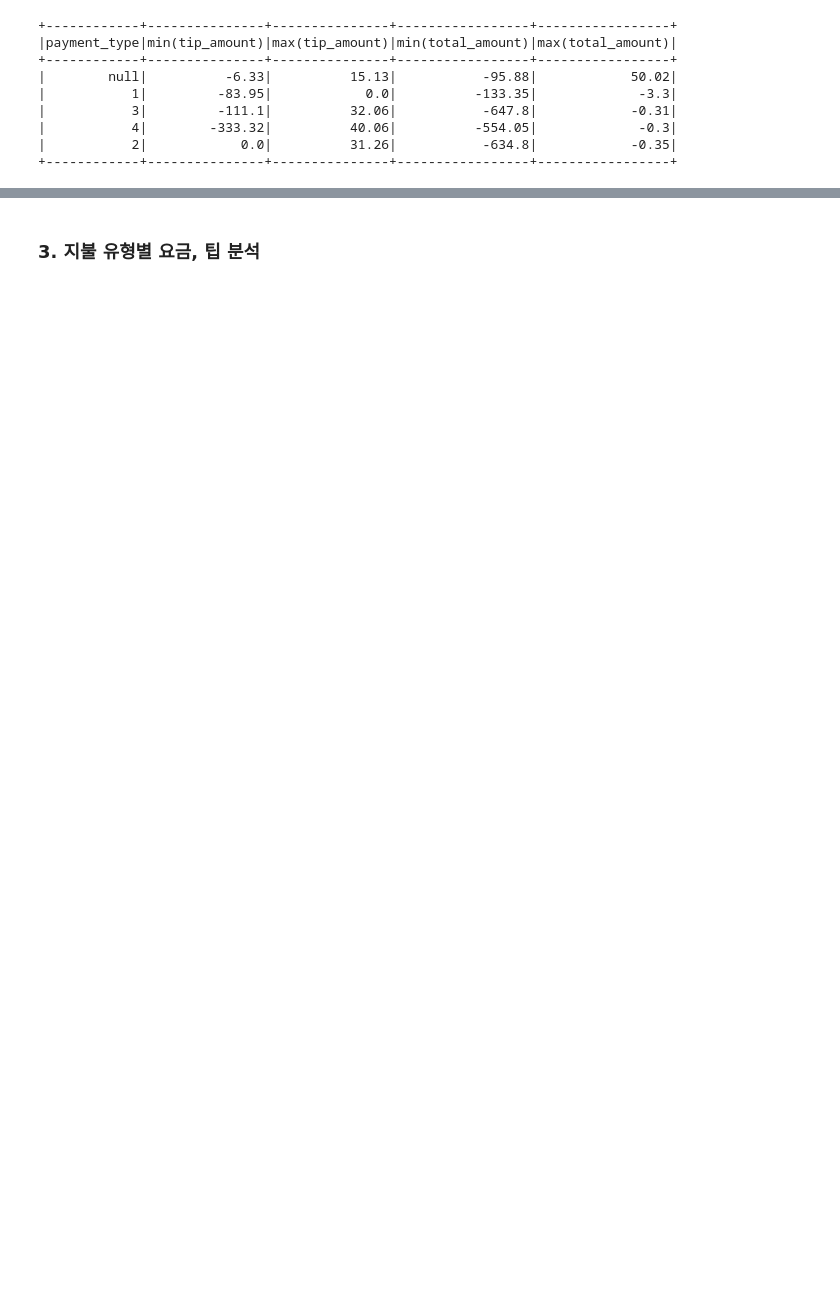
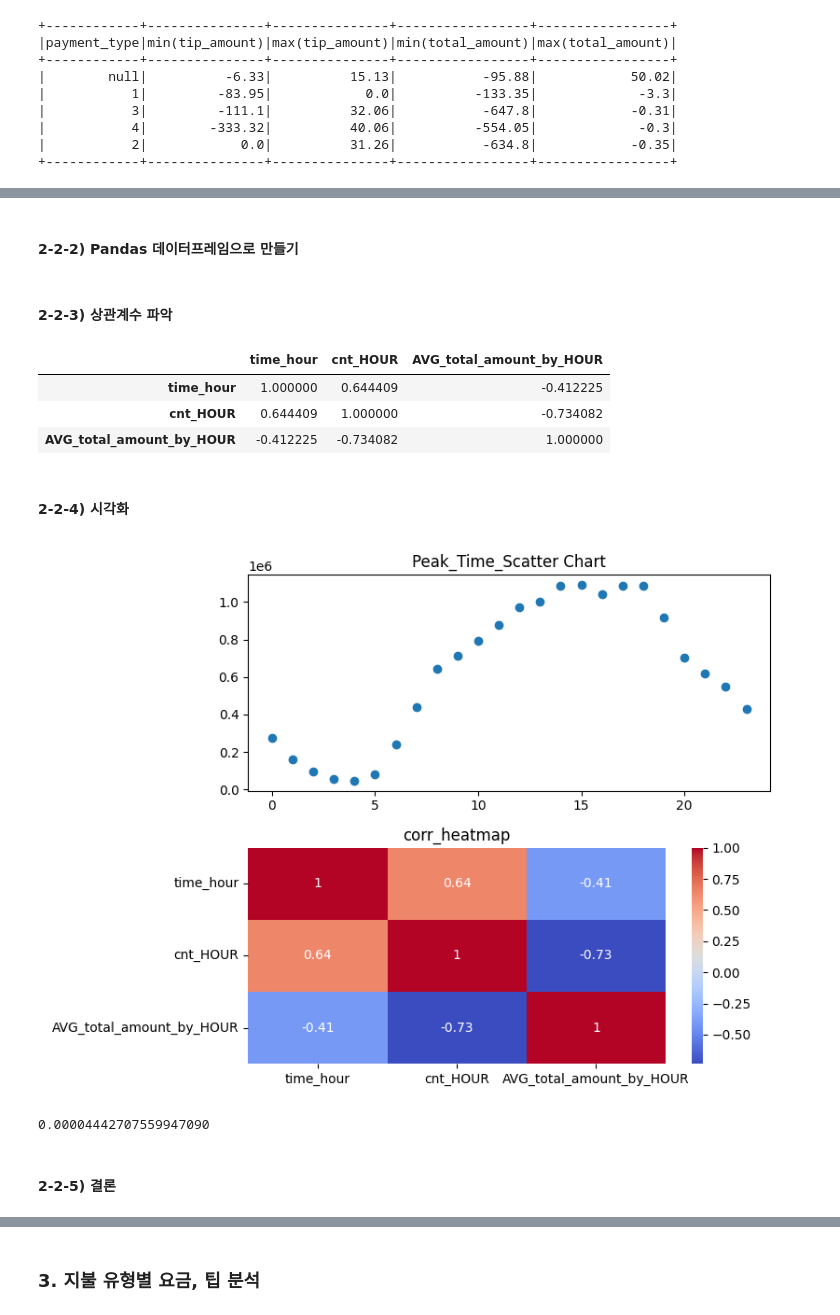
Before and after one commit to ZeroJoon2/aws_test, a Jupyter notebook: src/241211_YellowTaxi2.ipynb, the cells around one changed output, grey strips where cells are left out. Saved outputs shown, nothing was run; the diff lists cells and outputs as text; code cells hidden in the pictures; blank space fills up the shorter version.

```diff
--- a/src/241211_YellowTaxi2.ipynb
+++ b/src/241211_YellowTaxi2.ipynb
@@ -209,0 +431,51 @@ only showing top 20 rows
+# %% [markdown]
+#### 2-2-2) Pandas 데이터프레임으로 만들기
+# %%
+df2 = ss.sql('''
+
+    SELECT
+        HOUR(tpep_pickup_datetime) as time_hour
+        , COUNT(*) as cnt_HOUR
+        , ROUND(AVG(total_amount), 2) as AVG_total_amount_by_HOUR
+
+    FROM table1
+
+    GROUP BY time_hour
+
+    ORDER BY time_hour
+
+''').toPandas()
+# %% [markdown]
+#### 2-2-3) 상관계수 파악
+# %%
+df2.corr()
+# %% [output]
+|  | time_hour | cnt_HOUR | AVG_total_amount_by_HOUR |
+| time_hour | 1.000000 | 0.644409 | -0.412225 |
+| cnt_HOUR | 0.644409 | 1.000000 | -0.734082 |
+| AVG_total_amount_by_HOUR | -0.412225 | -0.734082 | 1.000000 |
+# %% [markdown]
+#### 2-2-4) 시각화
+# %%
+plt.figure(figsize=(8,6))
+
+axes1 = plt.subplot(2,1,1)
+axes1.scatter(df2['time_hour'], df2['cnt_HOUR'])
+plt.title('Peak_Time_Scatter Chart')
+
+axes2 = plt.subplot(2,1,2)
+sns.heatmap(df2.corr(), annot = True, cmap = 'coolwarm')
+plt.title('corr_heatmap')
+
+plt.tight_layout()
+
+plt.show()
+# %% [output]
+[figure, added]
+# %%
+statistic, pvalue = pearsonr(df2['cnt_HOUR'], df2['AVG_total_amount_by_HOUR'])
+print(f'{pvalue:.20f}')
+# %% [output]
+0.00004442707559947090
+# %% [markdown]
+#### 2-2-5) 결론
```
Also changed, not shown: parts of 36 cells of this notebook, 2 other files.
